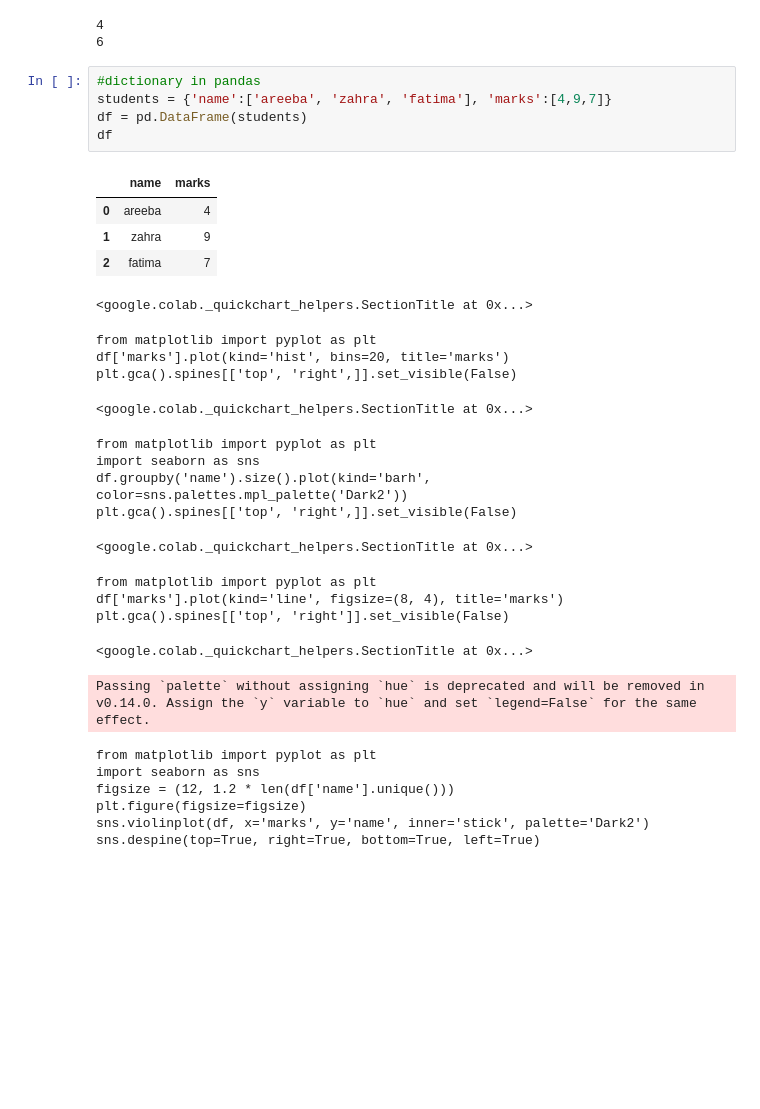
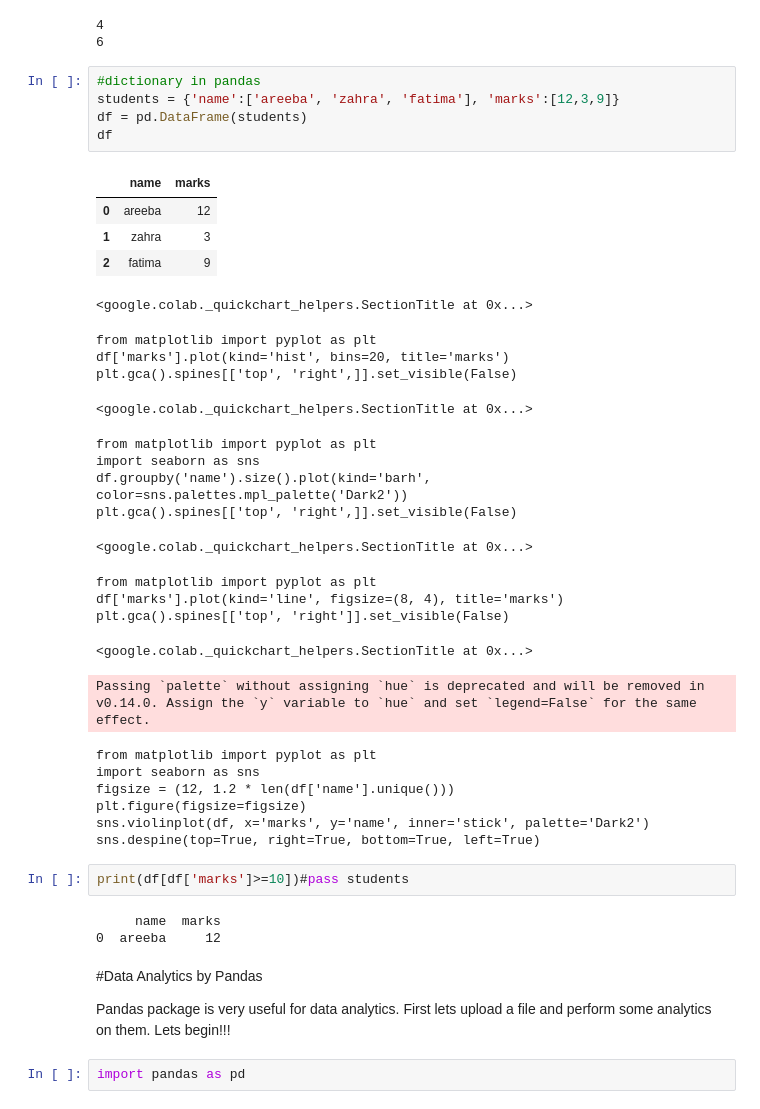
Before and after one commit to Areeba-GitHub/Areeba-GitHub, a Jupyter notebook: Untitled75.ipynb, the cells around one changed output. Saved outputs shown, nothing was run; the diff lists cells and outputs as text; blank space fills up the shorter version.

```diff
--- a/Untitled75.ipynb
+++ b/Untitled75.ipynb
@@ -553,14 +553,14 @@ print(series3[3])#even if we give index, the index d has the value 3
 6
 # %%
 #dictionary in pandas
-students = {'name':['areeba', 'zahra', 'fatima'], 'marks':[4,9,7]}
+students = {'name':['areeba', 'zahra', 'fatima'], 'marks':[12,3,9]}
 df = pd.DataFrame(students)
 df
 # %% [output]
 |  | name | marks |
-| 0 | areeba | 4 |
-| 1 | zahra | 9 |
-| 2 | fatima | 7 |
+| 0 | areeba | 12 |
+| 1 | zahra | 3 |
+| 2 | fatima | 9 |
 <google.colab._quickchart_helpers.SectionTitle at 0x...>
 from matplotlib import pyplot as plt
 df['marks'].plot(kind='hist', bins=20, title='marks')
@@ -582,3 +582,14 @@ figsize = (12, 1.2 * len(df['name'].unique()))
 plt.figure(figsize=figsize)
 sns.violinplot(df, x='marks', y='name', inner='stick', palette='Dark2')
 sns.despine(top=True, right=True, bottom=True, left=True)
+# %%
+print(df[df['marks']>=10])#pass students
+# %% [output]
+     name  marks
+0  areeba     12
+# %% [markdown]
+#Data Analytics by Pandas
+
+Pandas package is very useful for data analytics. First lets upload a file and perform some analytics on them. Lets begin!!!
+# %%
+import pandas as pd
```
Also changed, not shown: parts of 9 cells of this notebook.
